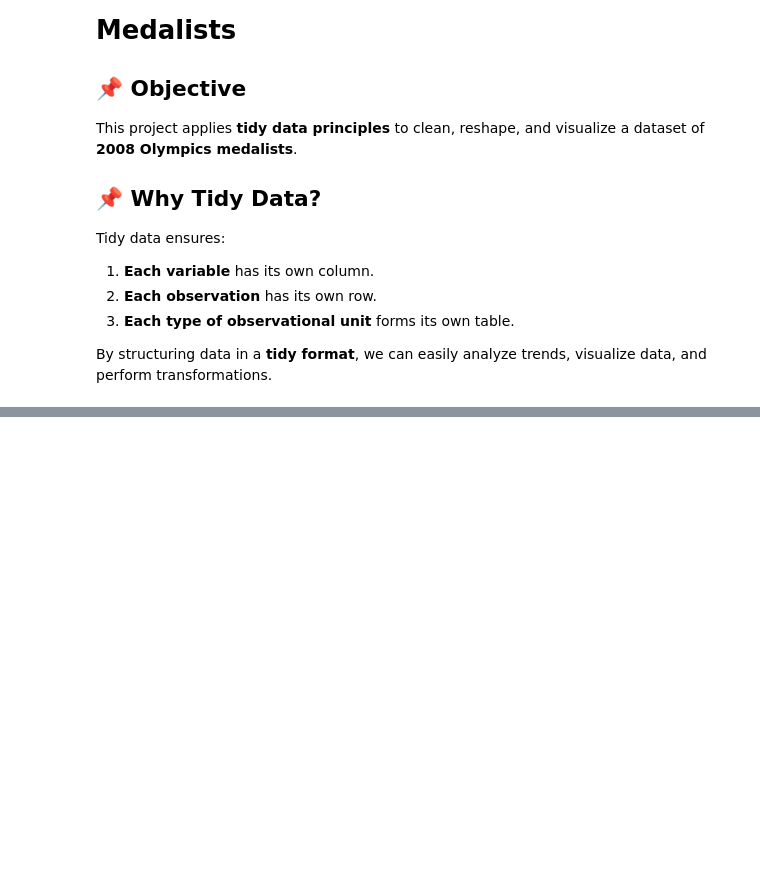
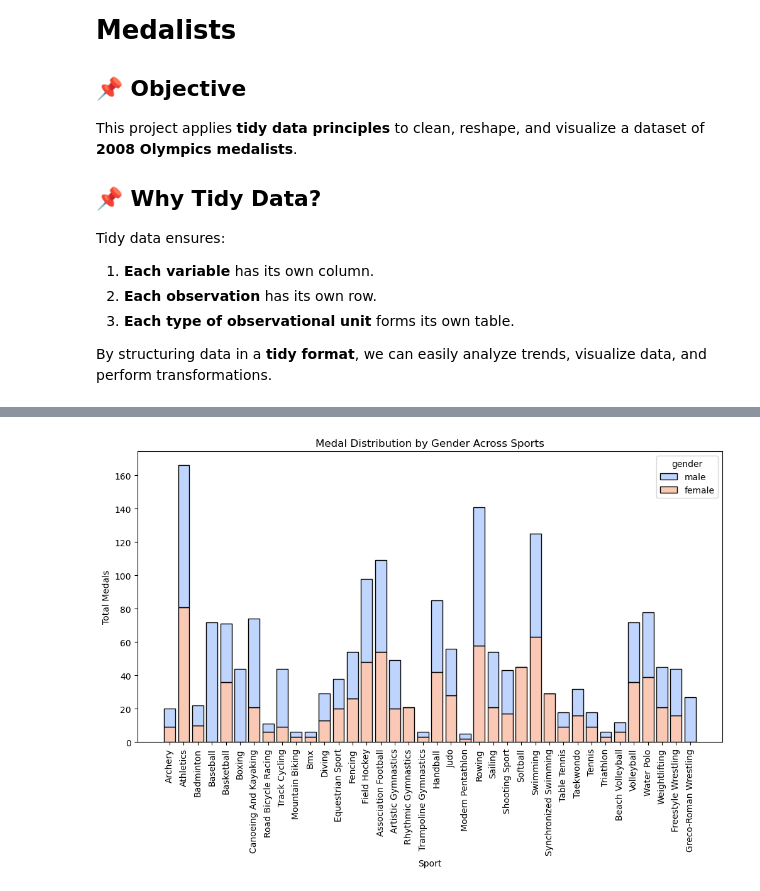
Before and after one commit to NDylee34/Lee-Python-Portfolio, a Jupyter notebook: TidyData-Project/main.ipynb, the cells around one changed output, grey strips where cells are left out. Saved outputs shown, nothing was run; the diff lists cells and outputs as text; code cells hidden in the pictures; blank space fills up the shorter version.

```diff
--- a/TidyData-Project/main.ipynb
+++ b/TidyData-Project/main.ipynb
@@ -12,0 +22,14 @@ By structuring data in a **tidy format**, we can easily analyze trends, visualiz
+# %%
+import pandas as pd
+import matplotlib.pyplot as plt
+import seaborn as sns
+
+# Loading data
+df = pd.read_csv("/Users/yujinlee/Library/CloudStorage/GoogleDrive-ylee34@nd.edu/My Drive/Junior/Semester II/Elements of Computing II/Lee-Python-Portfolio/TidyData-Project/data/olympics_08_medalists.csv")
+
+# Display basic info
+print("Dataset Overview:\n")
+print(df.info())
+
+# Display first few rows
+df.head()
@@ -44,0 +190,10 @@ df_long.head()
+# %%
+plt.figure(figsize=(12, 6))
+sns.histplot(data=df_long, x="sport", hue="gender", multiple="stack", palette="coolwarm", shrink=0.8)
+plt.xticks(rotation=90)
+plt.xlabel("Sport")
+plt.ylabel("Total Medals")
+plt.title("Medal Distribution by Gender Across Sports")
+plt.show()
+# %% [output]
+[figure, added]
```
Also changed, not shown: parts of 13 cells of this notebook.
